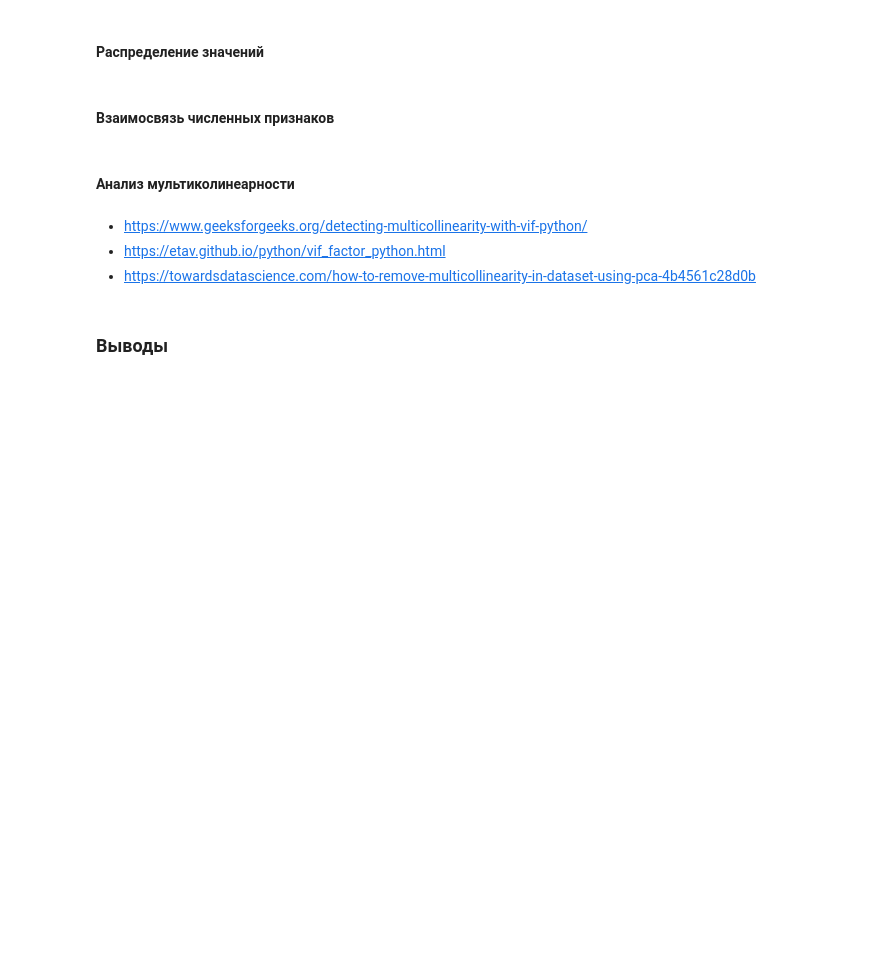
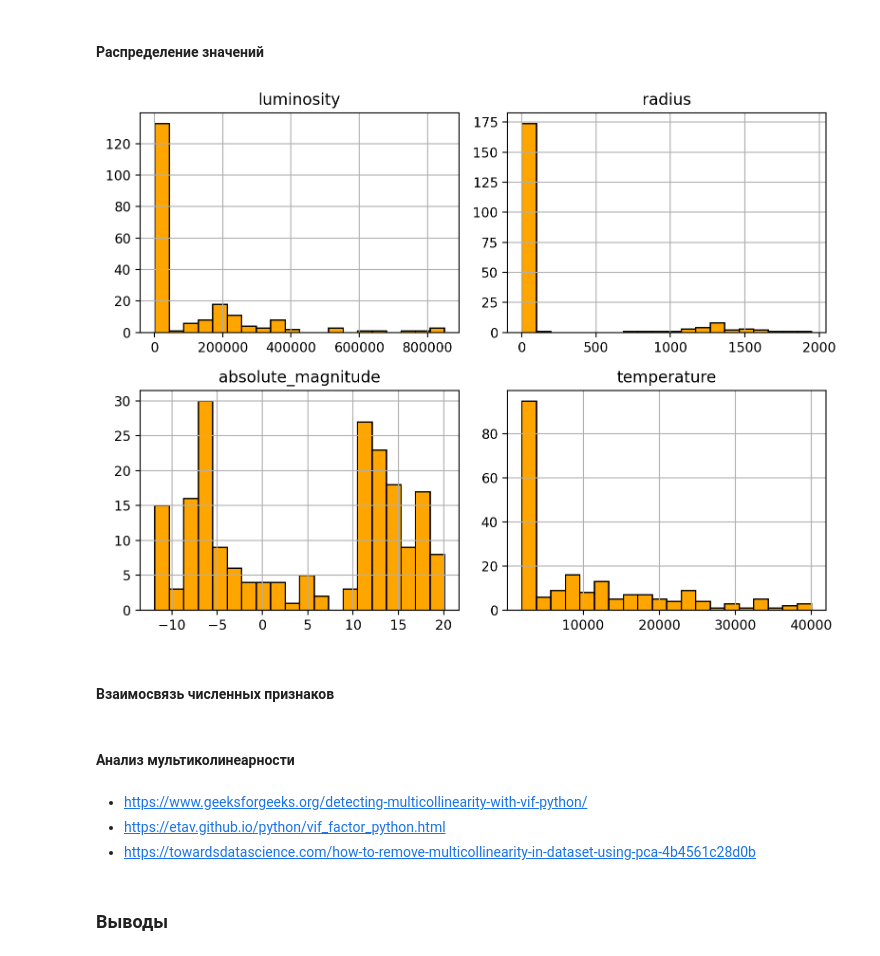
Before and after one commit to dimdasci/yp14-torch-nn-refression, a Jupyter notebook: notebooks/yp14-star-temperature-prediction.ipynb, the cells around one changed output. Cells and saved outputs as stored; diff of their text form; code cells hidden in the pictures; blank space fills up the shorter version.

```diff
--- a/notebooks/yp14-star-temperature-prediction.ipynb
+++ b/notebooks/yp14-star-temperature-prediction.ipynb
@@ -336,5 +408,15 @@ Name: star_color, dtype: int64
 # %% [markdown]
 #### Распределение значений
+# %%
+df[numerical_columns + target_column].hist(bins=20,
+                                           figsize=(8, 6),
+                                           layout=(-1, 2),
+                                           color="orange",
+                                           edgecolor="black")
+plt.tight_layout()
+plt.show()
+# %% [output]
+[figure, added]
 # %% [markdown]
 #### Взаимосвязь численных признаков
 # %% [markdown]
```
Also changed, not shown: parts of 13 cells of this notebook.
